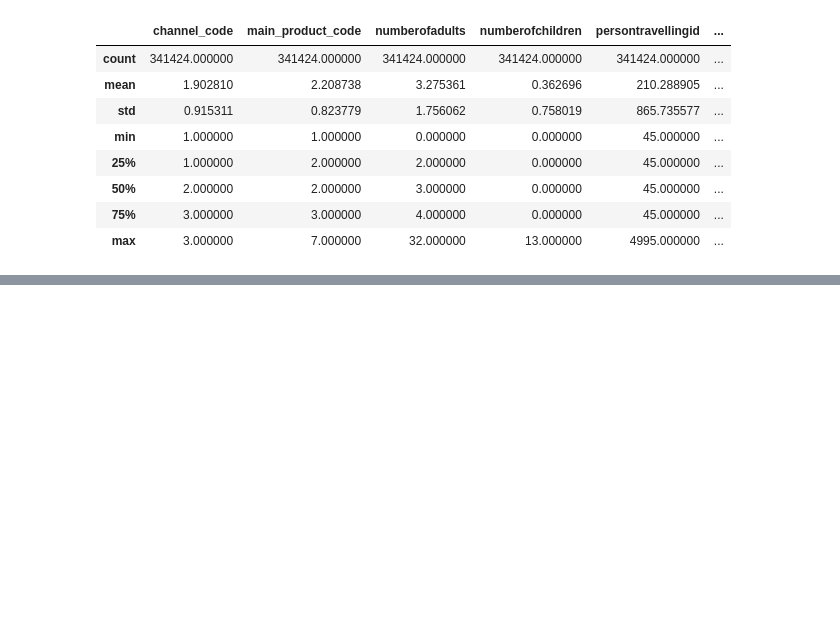
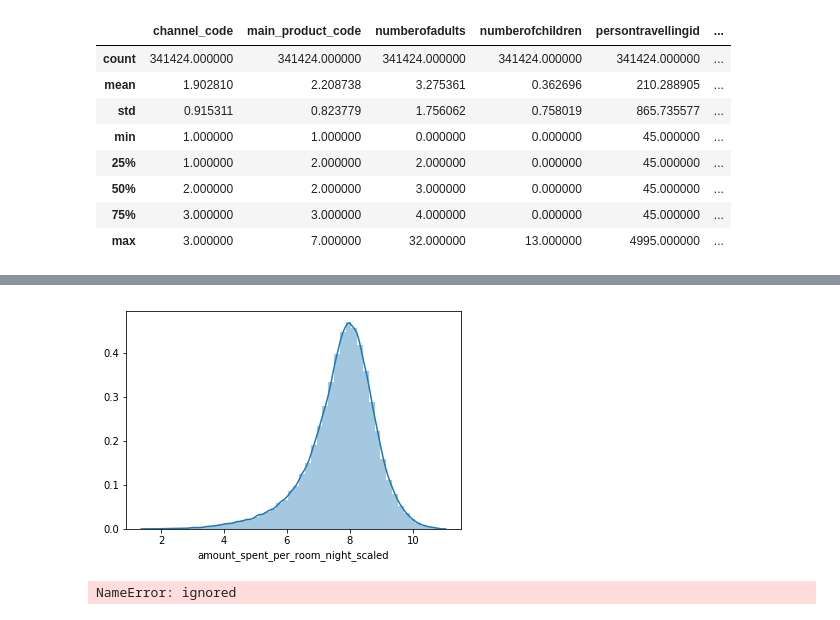
Before and after one commit to AdarshPanda/MyProjects, a Jupyter notebook: hackthon.ipynb, the cells around one changed output, grey strips where cells are left out. Drawn from its saved outputs; the diff is of its cells as text; code cells hidden in the pictures; blank space fills up the shorter version.

```diff
--- a/hackthon.ipynb
+++ b/hackthon.ipynb
@@ -46,0 +62,10 @@ df_train = pd.get_dummies(df_train)
+# %%
+import seaborn as sns
+#histogram
+sns.distplot(train['amount_spent_per_room_night_scaled']);
+# %% [output]
+[figure, added]
+# %%
+sns.distplot(log(train['amount_spent_per_room_night_scaled']));
+# %% [output]
+NameError: ignored
```
Also changed, not shown: parts of 2 cells of this notebook.
